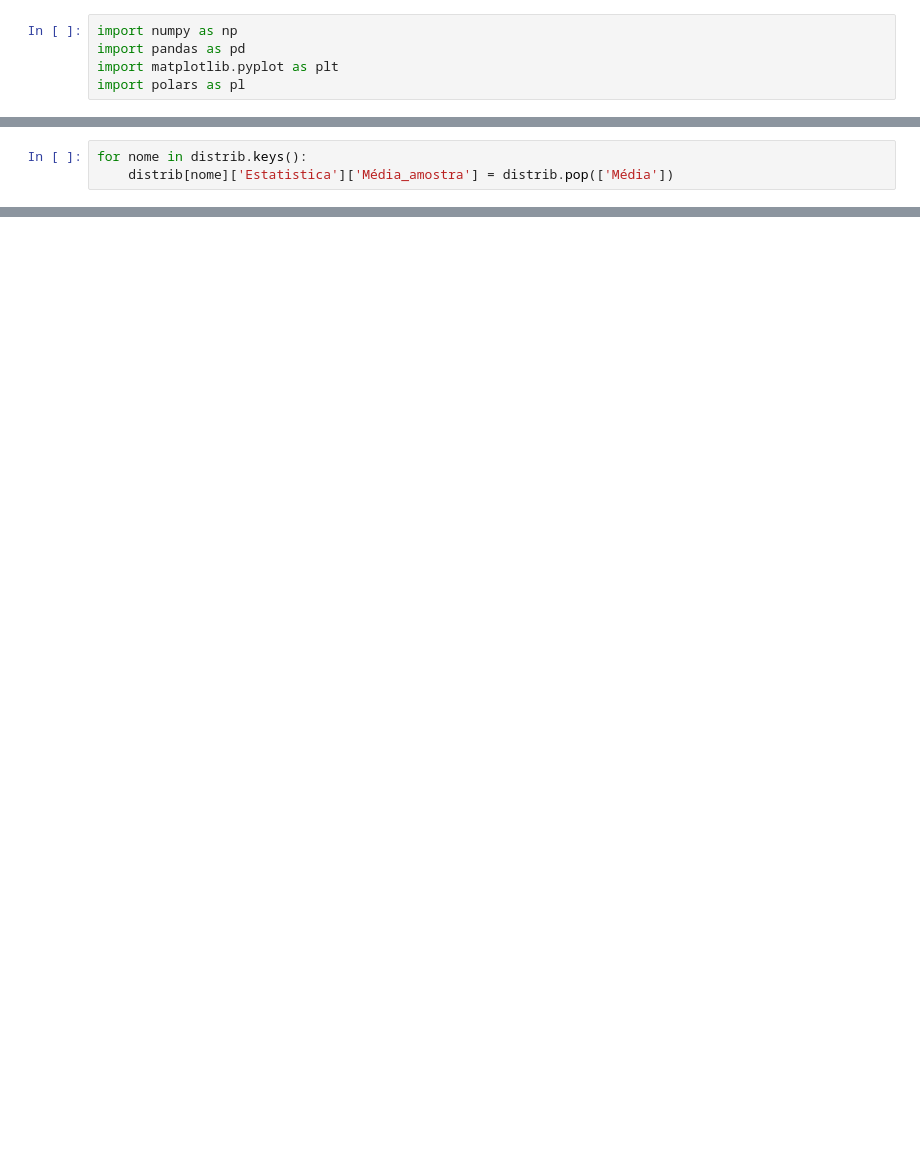
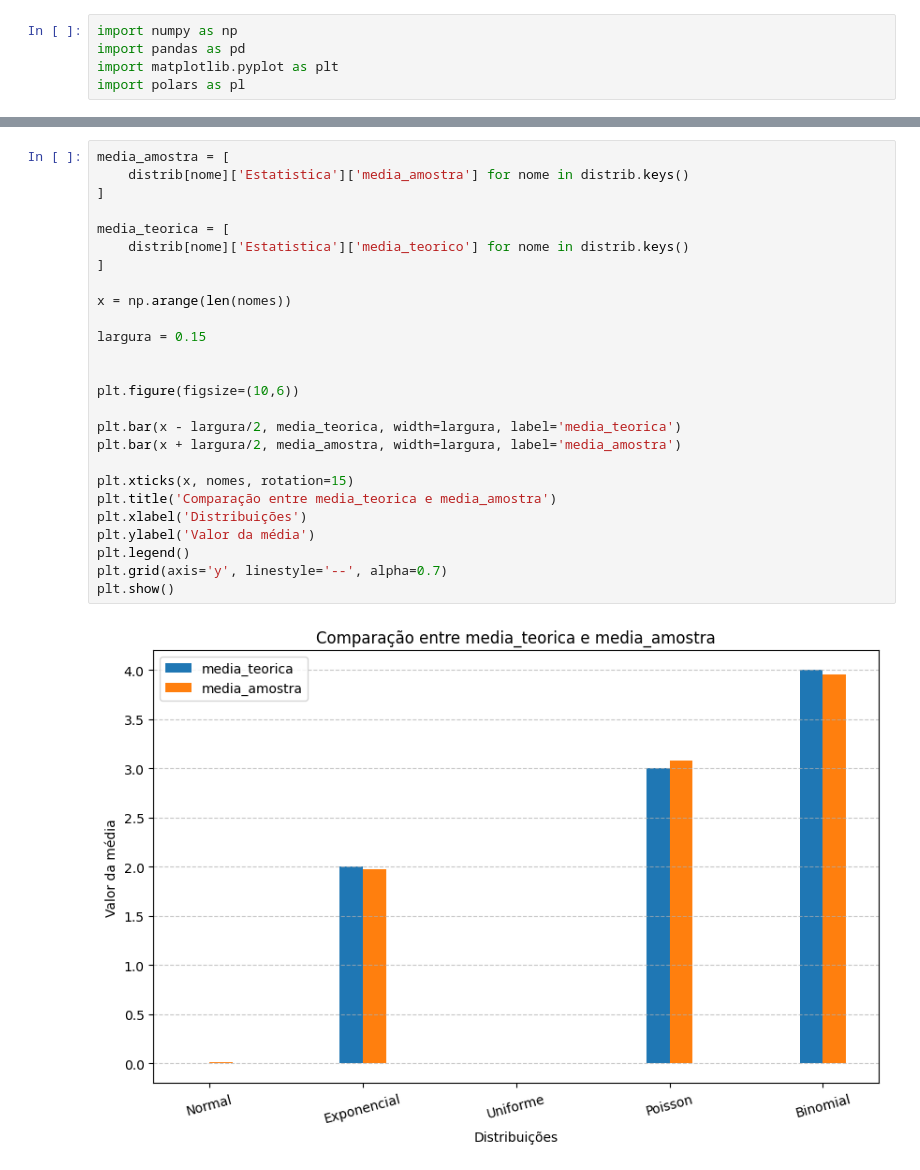
Before and after one commit to gverotti/perspectiva-dados, a Jupyter notebook: 20260316_Aula_Zero/20260316_revisao1.ipynb, the cells around one changed output, grey strips where cells are left out. Cells and saved outputs as stored; diff of their text form; blank space fills up the shorter version.

```diff
--- a/20260316_Aula_Zero/20260316_revisao1.ipynb
+++ b/20260316_Aula_Zero/20260316_revisao1.ipynb
@@ -337,3 +346,0 @@ plt.xticks(rotation=15)
-# %%
-for nome in distrib.keys():
-    distrib[nome]['Estatistica']['Média_amostra'] = distrib.pop(['Média'])
@@ -357,0 +456,28 @@ for nome in distrib.keys():
+# %%
+media_amostra = [
+    distrib[nome]['Estatistica']['media_amostra'] for nome in distrib.keys()
+]
+
+media_teorica = [
+    distrib[nome]['Estatistica']['media_teorico'] for nome in distrib.keys()
+]
+
+x = np.arange(len(nomes))
+
+largura = 0.15
+
+
+plt.figure(figsize=(10,6))
+
+plt.bar(x - largura/2, media_teorica, width=largura, label='media_teorica')
+plt.bar(x + largura/2, media_amostra, width=largura, label='media_amostra')
+
+plt.xticks(x, nomes, rotation=15)
+plt.title('Comparação entre media_teorica e media_amostra')
+plt.xlabel('Distribuições')
+plt.ylabel('Valor da média')
+plt.legend()
+plt.grid(axis='y', linestyle='--', alpha=0.7)
+plt.show()
+# %% [output]
+[figure, added]
```
Also changed, not shown: parts of 28 cells of this notebook, 3 other files.
